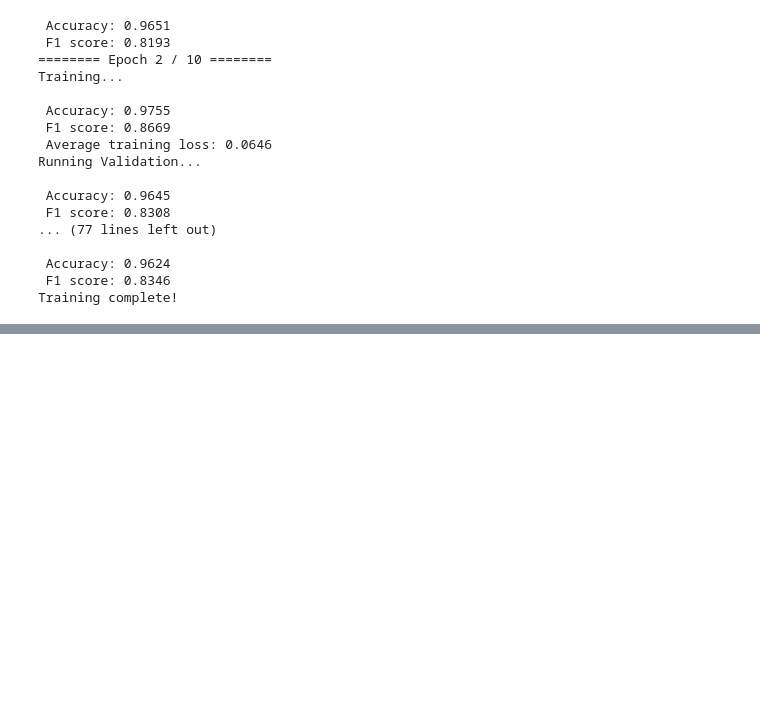
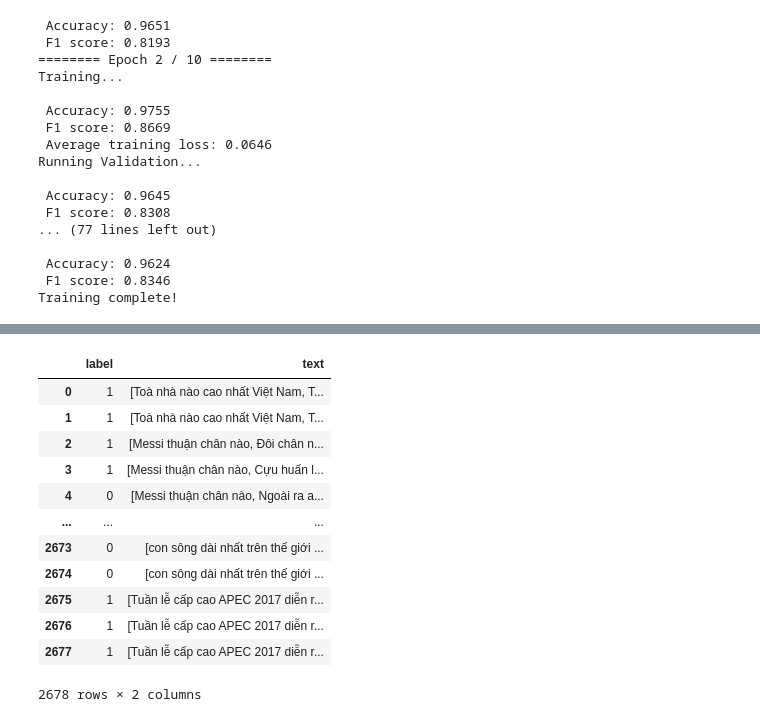
Before and after one commit to tamtamxtamtam/NLP_QASystem, a Jupyter notebook: QA_btl.ipynb, the cells around one changed output, grey strips where cells are left out. Cells and saved outputs as stored; diff of their text form; code cells hidden in the pictures; blank space fills up the shorter version.

```diff
--- a/QA_btl.ipynb
+++ b/QA_btl.ipynb
@@ -505,0 +572,18 @@ BERT_SA.save("QA.h5")
+# %%
+predicts = []
+# %%
+for batch in tqdm_notebook(test_dataloader):
+
+        batch = tuple(t.to(device) for t in batch)
+
+        t_input_ids, t_input_mask = batch
+
+        with torch.no_grad():
+            outputs = BERT_SA(t_input_ids,
+            token_type_ids=None,
+            attention_mask=t_input_mask)
+            testpre = outputs[0]
+            testpre = testpre.detach().cpu().numpy()
+            a = np.argmax(testpre, axis=1).flatten()
+            for b in a:
+              predicts.append('True' if b == 1 else 'False')
@@ -505,0 +615,21 @@ BERT_SA.save("QA.h5")
+# %%
+df = pd.DataFrame()
+# %%
+df['label'] = predicts
+df['text'] = test_text
+# %%
+df
+# %% [output]
+|  | label | text |
+| 0 | 1 | [Toà nhà nào cao nhất Việt Nam, T... |
+| 1 | 1 | [Toà nhà nào cao nhất Việt Nam, T... |
+| 2 | 1 | [Messi thuận chân nào, Đôi chân n... |
+| 3 | 1 | [Messi thuận chân nào, Cựu huấn l... |
+| 4 | 0 | [Messi thuận chân nào, Ngoài ra a... |
+| ... | ... | ... |
+| 2673 | 0 | [con sông dài nhất trên thế giới ... |
+| 2674 | 0 | [con sông dài nhất trên thế giới ... |
+| 2675 | 1 | [Tuần lễ cấp cao APEC 2017 diễn r... |
+| 2676 | 1 | [Tuần lễ cấp cao APEC 2017 diễn r... |
+| 2677 | 1 | [Tuần lễ cấp cao APEC 2017 diễn r... |
+2678 rows × 2 columns
```
Also changed, not shown: parts of 14 cells of this notebook.
